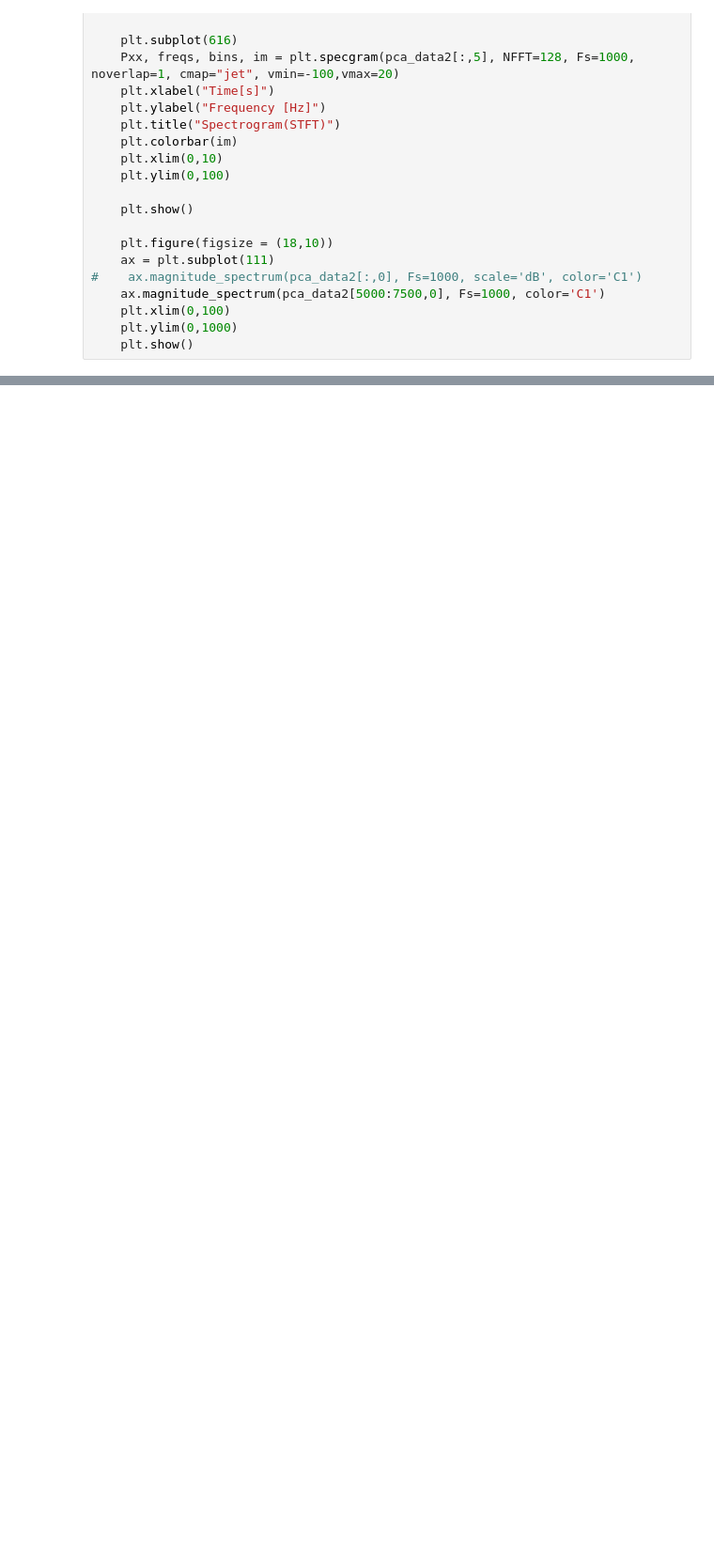
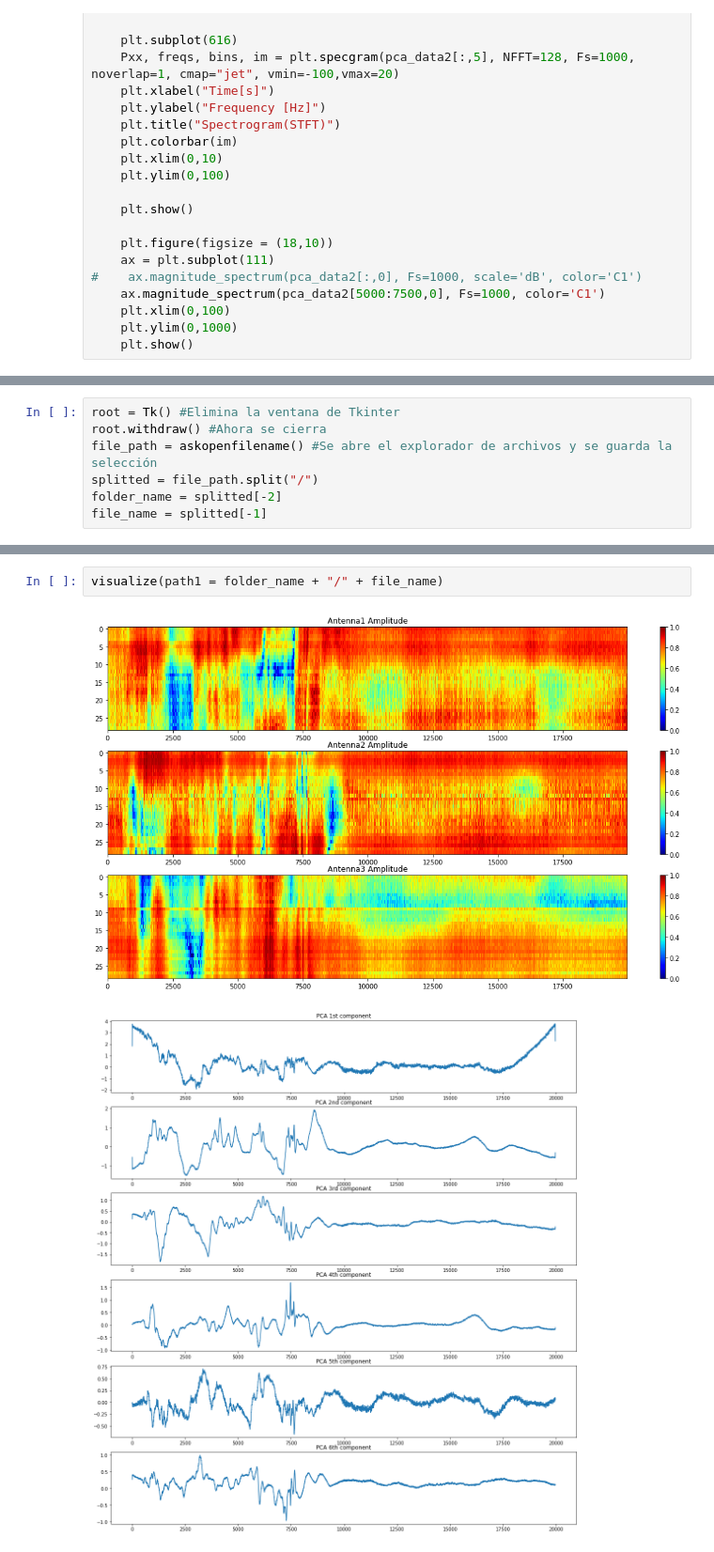
Before and after one commit to RevanTIE/WIFIALR, a Jupyter notebook: PCA_STFT_visualize.ipynb, the cells around one changed output, grey strips where cells are left out. Shown at 94% size. Cells and saved outputs as stored; diff of their text form; blank space fills up the shorter version.

Commit message:
Ya se toma el archivo desde el Explorador de Archivos, y se utiliza el nombre de este y su folder; se colocan los scripts ya preprocesados dentro del script de Narui

```diff
--- a/PCA_STFT_visualize.ipynb
+++ b/PCA_STFT_visualize.ipynb
@@ -172,0 +171,7 @@ visualize(path1 = "trn\input_walk.csv")
+# %%
+root = Tk() #Elimina la ventana de Tkinter
+root.withdraw() #Ahora se cierra
+file_path = askopenfilename() #Se abre el explorador de archivos y se guarda la selección
+splitted = file_path.split("/")
+folder_name = splitted[-2]
+file_name = splitted[-1]
@@ -172,0 +184,5 @@ visualize(path1 = "trn\input_walk.csv")
+# %%
+visualize(path1 = folder_name + "/" + file_name)
+# %% [output]
+[figure, added]
+[figure, added]
```
Also changed, not shown: parts of 7 cells of this notebook, 1 other file.
